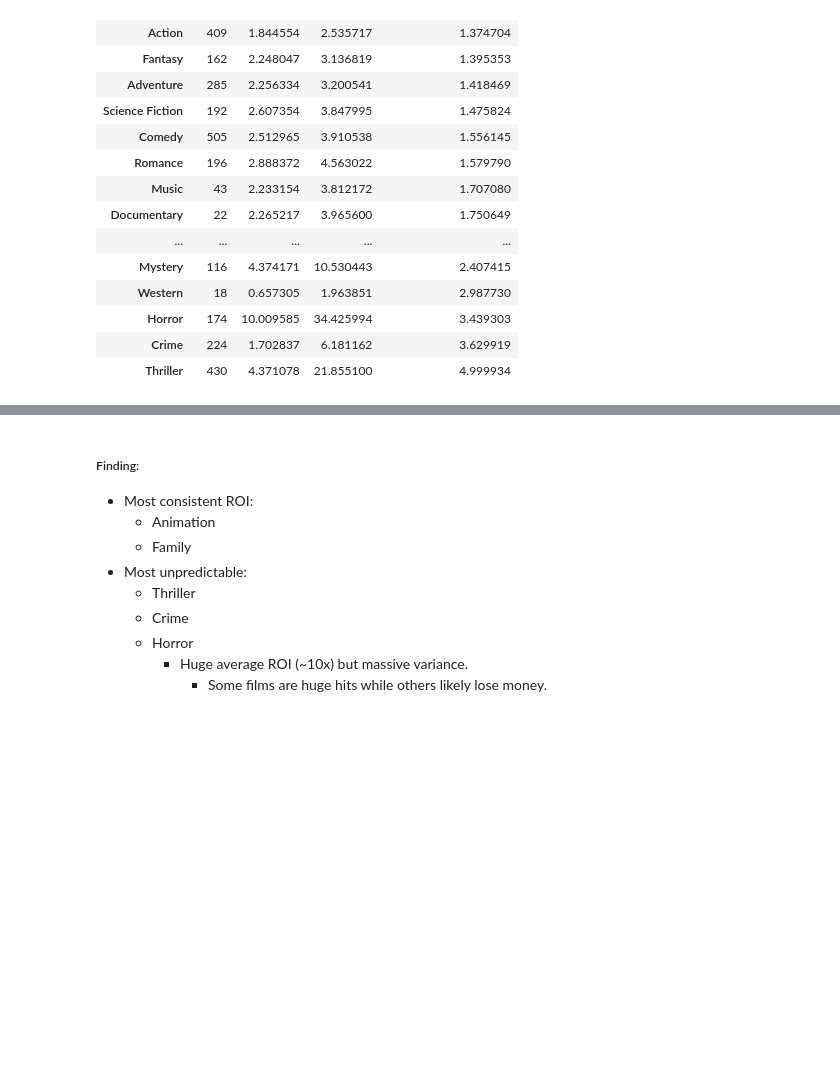
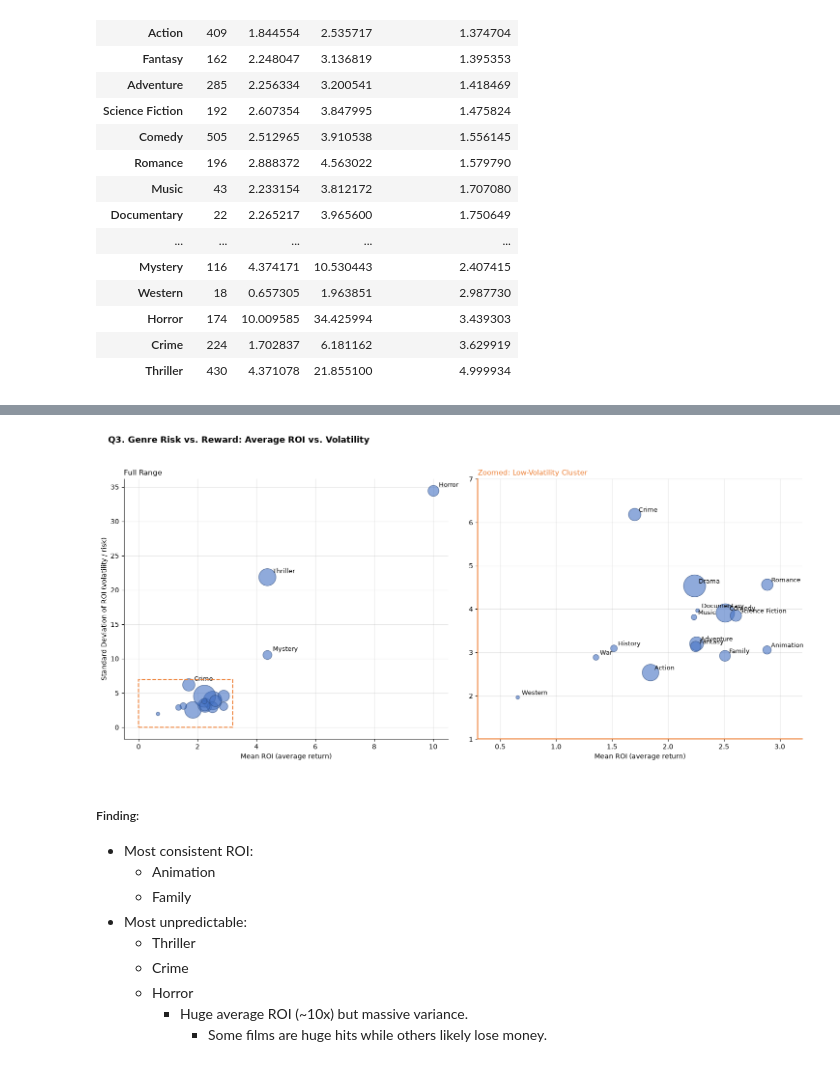
Before and after one commit to npchowdr/group2_movies, a Jupyter notebook: genre_analysis.ipynb, the cells around one changed output, grey strips where cells are left out. Cells and saved outputs as stored; diff of their text form; code cells hidden in the pictures; blank space fills up the shorter version.

```diff
--- a/genre_analysis.ipynb
+++ b/genre_analysis.ipynb
@@ -224,3 +298,38 @@ roi_volatility.sort_values('coefficient_of_variation')
+# %%
+fig, (ax1, ax2) = plt.subplots(1, 2, figsize=(15, 7))
+for ax in (ax1, ax2):
+    ax.scatter(roi_volatility['mean_roi'], roi_volatility['std_roi'],
+               s=roi_volatility['count']*1.5, alpha=0.6, color='#4472C4',
+               edgecolor='#2c4a7c', zorder=3)
+# Left panel: full range, label only the clear outliers
+outliers = ['Horror', 'Thriller', 'Mystery', 'Crime']
+for genre in outliers:
+    x, y = roi_volatility.loc[genre, 'mean_roi'], roi_volatility.loc[genre, 'std_roi']
+    ax1.annotate(genre, (x, y), fontsize=9, xytext=(8, 6), textcoords='offset points')
+ax1.set_xlabel('Mean ROI (average return)')
+ax1.set_ylabel('Standard Deviation of ROI (volatility / risk)')
+ax1.set_title('Full Range', fontsize=11, loc='left')
+ax1.add_patch(plt.Rectangle((0, 0), 3.2, 7, fill=False, edgecolor='#ED7D31',
+                             linewidth=1.5, linestyle='--', zorder=4))
+# Right panel: zoomed into the dense cluster, everything labeled
+cluster = roi_volatility[(roi_volatility['mean_roi'] <= 3.2) & (roi_volatility['std_roi'] <= 7)]
+for genre in cluster.index:
+    x, y = cluster.loc[genre, 'mean_roi'], cluster.loc[genre, 'std_roi']
+    ax2.annotate(genre, (x, y), fontsize=9, xytext=(6, 4), textcoords='offset points')
+ax2.set_xlim(0.3, 3.2)
+ax2.set_ylim(1, 7)
+ax2.set_xlabel('Mean ROI (average return)')
+ax2.set_title('Zoomed: Low-Volatility Cluster', fontsize=11, loc='left', color='#ED7D31')
+for spine in ax2.spines.values():
+    spine.set_edgecolor('#ED7D31')
+    spine.set_linewidth(1.5)
+fig.suptitle('Q3. Genre Risk vs. Reward: Average ROI vs. Volatility',
+             fontweight='bold', x=0.02, ha='left', fontsize=13)
+plt.tight_layout(rect=[0, 0, 1, 0.95])
+plt.savefig('q3_roi_risk_reward_scatter.png', dpi=150, facecolor='white')
+plt.show()
+# %% [output]
+[figure, added]
 # %% [markdown]
 ##### Finding:
 * Most consistent ROI:
```
Also changed, not shown: parts of 4 cells of this notebook.
